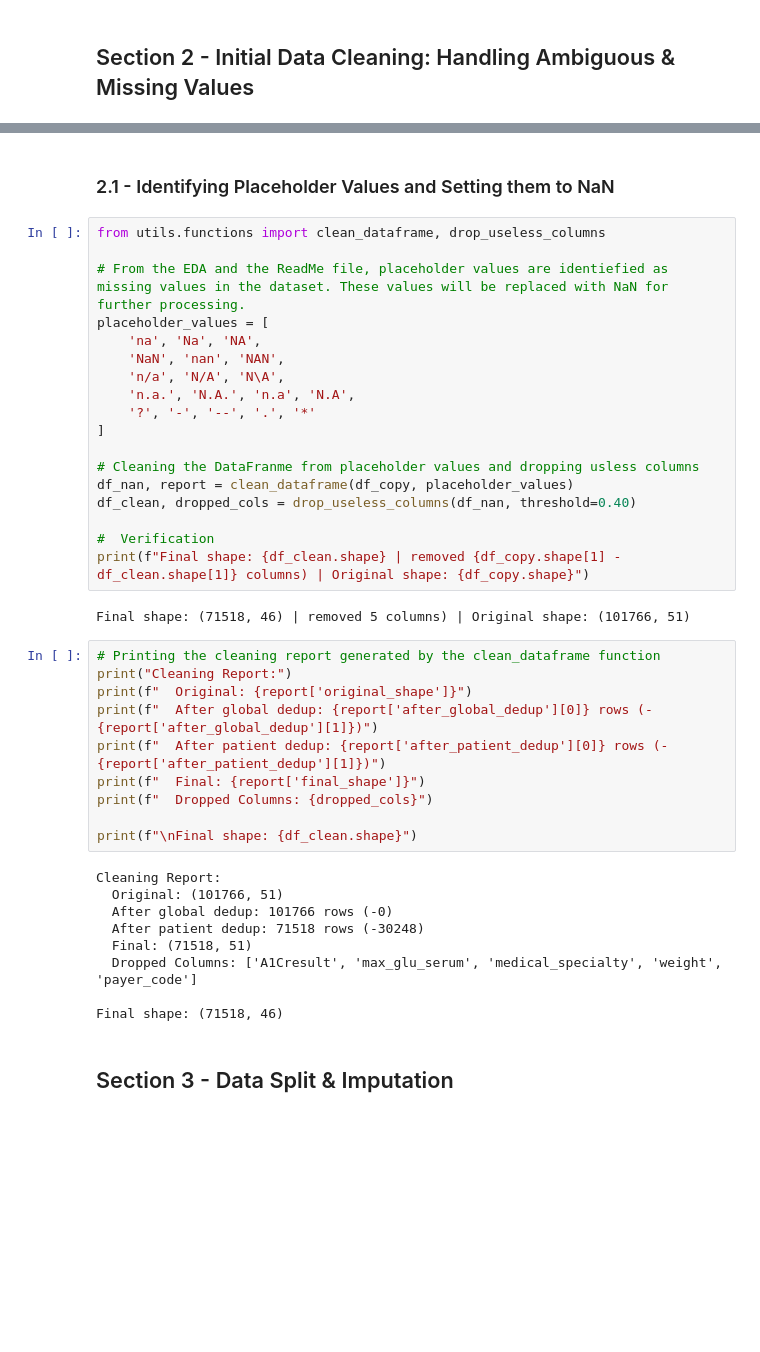
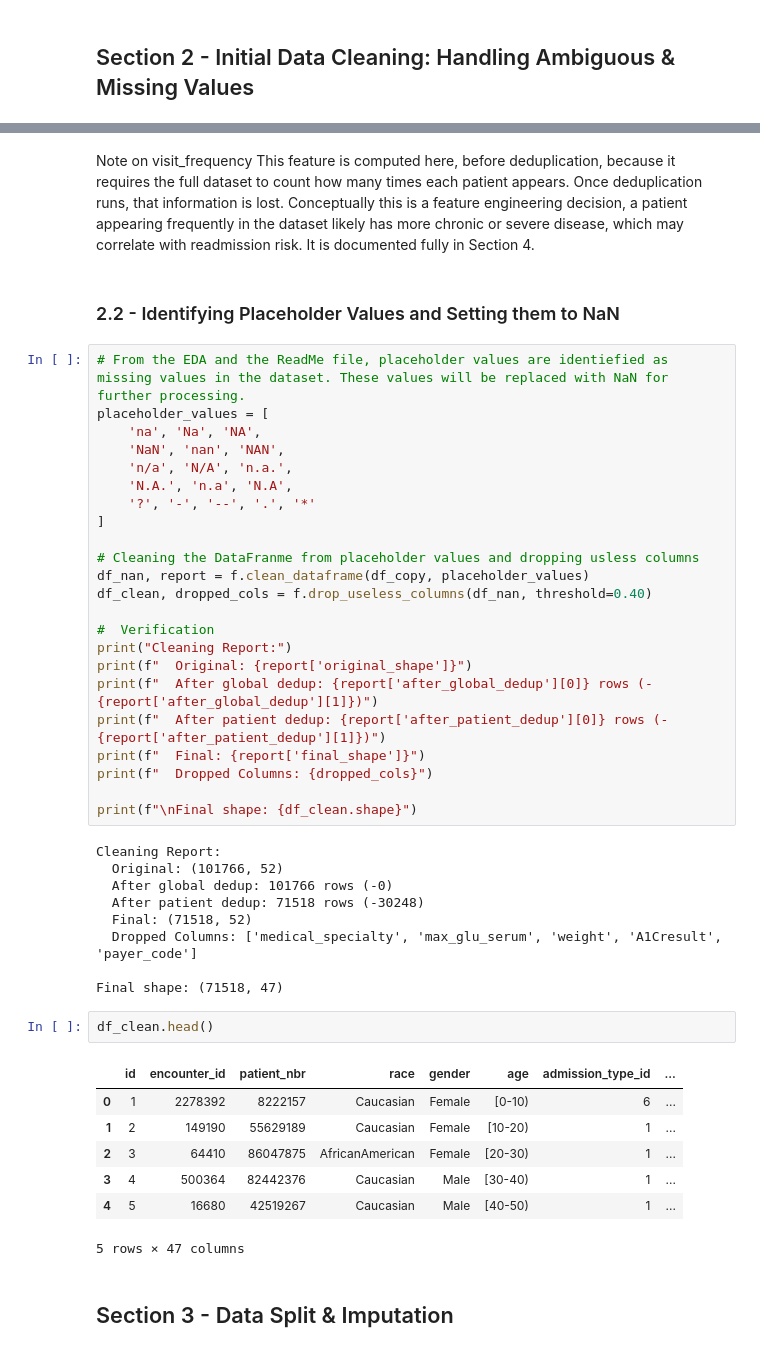
Before and after one commit to eliasLM-dev/Diabetes-readmission-ml-pipeline, a Jupyter notebook: notebooks/02_preprocessing_and_feature_engineering.ipynb, the cells around one changed output, grey strips where cells are left out. Saved outputs shown, nothing was run; the diff lists cells and outputs as text; blank space fills up the shorter version.

```diff
--- a/notebooks/02_preprocessing_and_feature_engineering.ipynb
+++ b/notebooks/02_preprocessing_and_feature_engineering.ipynb
@@ -90,44 +98,51 @@ importlib.reload(f)
+# %% [markdown]
+Note on visit_frequency
+This feature is computed here, before deduplication, because it requires the full dataset to count how many times each patient appears. Once deduplication runs, that information is lost.
+Conceptually this is a feature engineering decision, a patient appearing frequently in the dataset likely has more chronic or severe disease, which may correlate with readmission risk. It is documented fully in Section 4.
 # %% [markdown]
-### 2.1 - Identifying Placeholder Values and Setting them to NaN
+### 2.2 - Identifying Placeholder Values and Setting them to NaN
 # %%
-from utils.functions import clean_dataframe, drop_useless_columns
-
 # From the EDA and the ReadMe file, placeholder values are identiefied as missing values in the dataset. These values will be replaced with NaN for further processing.
 placeholder_values = [
     'na', 'Na', 'NA',
     'NaN', 'nan', 'NAN',
-    'n/a', 'N/A', 'N\A',
-    'n.a.', 'N.A.', 'n.a', 'N.A',
+    'n/a', 'N/A', 'n.a.',
+    'N.A.', 'n.a', 'N.A',
     '?', '-', '--', '.', '*'
 ]
 
 # Cleaning the DataFranme from placeholder values and dropping usless columns
-df_nan, report = clean_dataframe(df_copy, placeholder_values)
-df_clean, dropped_cols = drop_useless_columns(df_nan, threshold=0.40)
+df_nan, report = f.clean_dataframe(df_copy, placeholder_values)
+df_clean, dropped_cols = f.drop_useless_columns(df_nan, threshold=0.40)
 
 #  Verification
-print(f"Final shape: {df_clean.shape} | removed {df_copy.shape[1] - df_clean.shape[1]} columns) | Original shape: {df_copy.shape}")
+print("Cleaning Report:")
+print(f"  Original: {report['original_shape']}")
+print(f"  After global dedup: {report['after_global_dedup'][0]} rows (-{report['after_global_dedup'][1]})")
+print(f"  After patient dedup: {report['after_patient_dedup'][0]} rows (-{report['after_patient_dedup'][1]})")
+print(f"  Final: {report['final_shape']}")
+print(f"  Dropped Columns: {dropped_cols}")
+
+print(f"\nFinal shape: {df_clean.shape}")
 # %% [output]
-Final shape: (71518, 46) | removed 5 columns) | Original shape: (101766, 51)
+Cleaning Report:
+  Original: (101766, 52)
+  After global dedup: 101766 rows (-0)
+  After patient dedup: 71518 rows (-30248)
+  Final: (71518, 52)
+  Dropped Columns: ['medical_specialty', 'max_glu_serum', 'weight', 'A1Cresult', 'payer_code']
+
+Final shape: (71518, 47)
-# %%
-# Printing the cleaning report generated by the clean_dataframe function
-print("Cleaning Report:")
-print(f"  Original: {report['original_shape']}")
-print(f"  After global dedup: {report['after_global_dedup'][0]} rows (-{report['after_global_dedup'][1]})")
-print(f"  After patient dedup: {report['after_patient_dedup'][0]} rows (-{report['after_patient_dedup'][1]})")
-print(f"  Final: {report['final_shape']}")
-print(f"  Dropped Columns: {dropped_cols}")
-
-print(f"\nFinal shape: {df_clean.shape}")
-# %% [output]
-Cleaning Report:
-  Original: (101766, 51)
-  After global dedup: 101766 rows (-0)
-  After patient dedup: 71518 rows (-30248)
-  Final: (71518, 51)
-  Dropped Columns: ['A1Cresult', 'max_glu_serum', 'medical_specialty', 'weight', 'payer_code']
-
-Final shape: (71518, 46)
+# %%
+df_clean.head()
+# %% [output]
+|  | id | encounter_id | patient_nbr | race | gender | age | admission_type_id | ... |
+| 0 | 1 | 2278392 | 8222157 | Caucasian | Female | [0-10) | 6 | ... |
+| 1 | 2 | 149190 | 55629189 | Caucasian | Female | [10-20) | 1 | ... |
+| 2 | 3 | 64410 | 86047875 | AfricanAmerican | Female | [20-30) | 1 | ... |
+| 3 | 4 | 500364 | 82442376 | Caucasian | Male | [30-40) | 1 | ... |
+| 4 | 5 | 16680 | 42519267 | Caucasian | Male | [40-50) | 1 | ... |
+5 rows × 47 columns
 # %% [markdown]
 ## Section 3 - Data Split & Imputation
 # %% [markdown]
```
Also changed, not shown: parts of 97 cells of this notebook, 2 other files.
